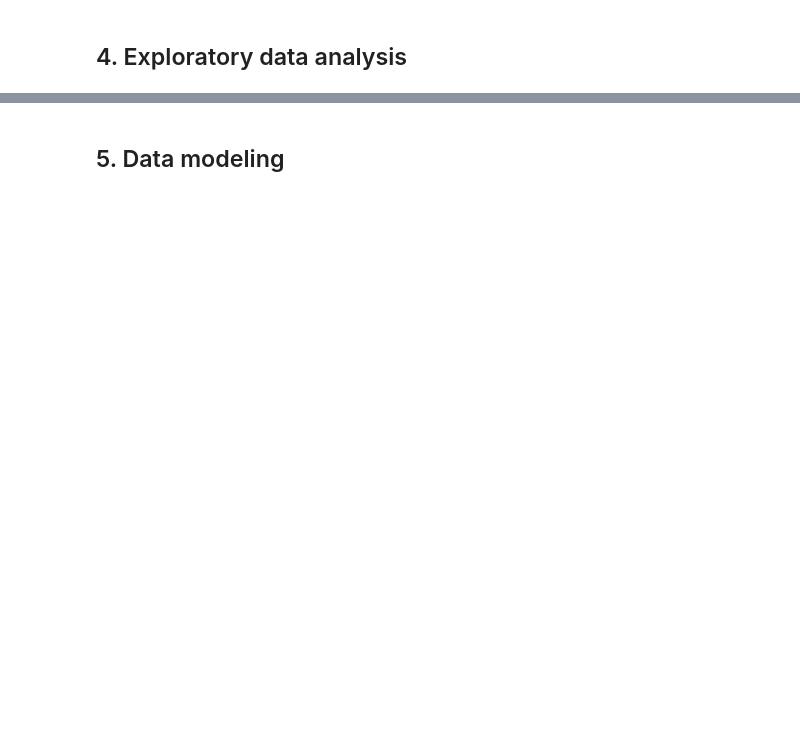
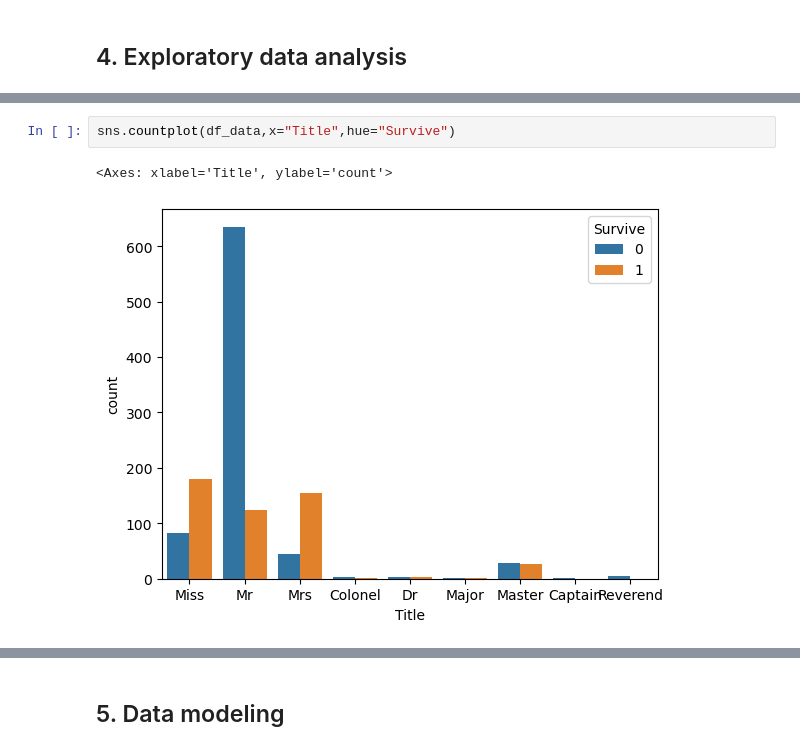
Before and after one commit to iamlkn/Intro2DS-Final-Project, a Jupyter notebook: src/Finalproject.ipynb, the cells around one changed output, grey strips where cells are left out. Drawn from its saved outputs; the diff is of its cells as text; blank space fills up the shorter version.

```diff
--- a/src/Finalproject.ipynb
+++ b/src/Finalproject.ipynb
@@ -758,0 +800,5 @@ X_train, X_test, y_train, y_test = train_test_split(df_cp[Input], df_cp[Target],
+# %%
+sns.countplot(df_data,x="Title",hue="Survive")
+# %% [output]
+<Axes: xlabel='Title', ylabel='count'>
+[figure, added]
```
Also changed, not shown: parts of 39 cells of this notebook.
